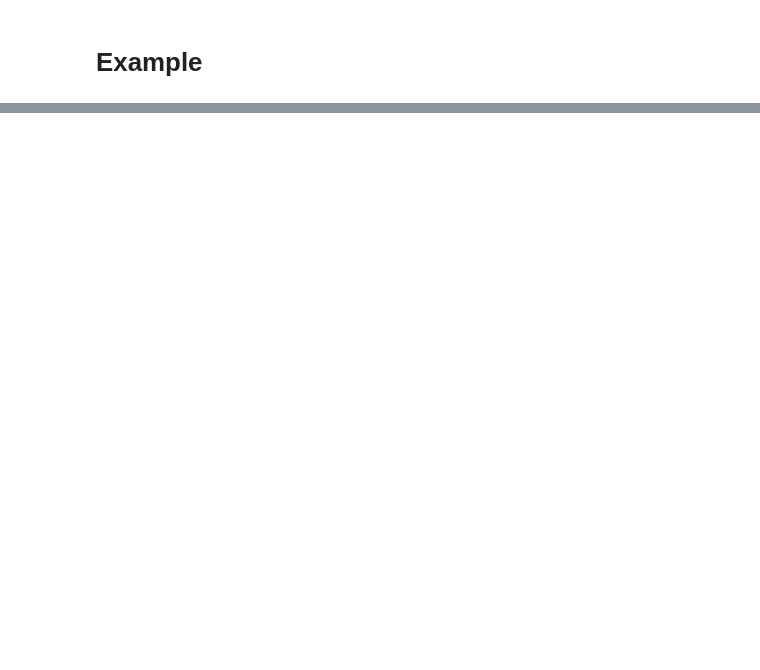
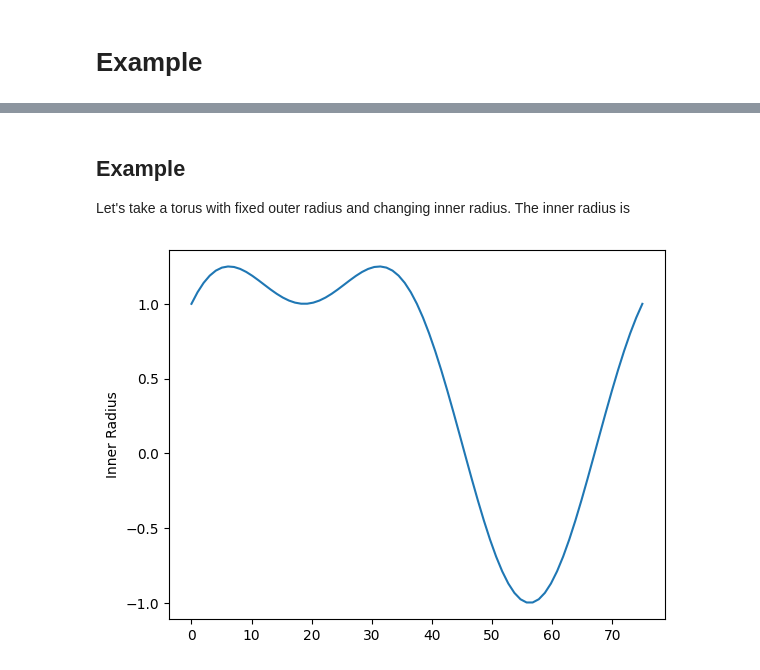
Before and after one commit to TeaspoonTDA/2023-SIAM-DS-TDA-Minitutorial, a Jupyter notebook: 2-3-CrockerPlots.ipynb, the cells around one changed output, grey strips where cells are left out. Cells and saved outputs as stored; diff of their text form; code cells hidden in the pictures; blank space fills up the shorter version.

```diff
--- a/2-3-CrockerPlots.ipynb
+++ b/2-3-CrockerPlots.ipynb
@@ -138,0 +118,12 @@ stuff from ismail's paper
+# %% [markdown]
+## Example
+
+Let's take a torus with fixed outer radius and changing inner radius. The inner radius is
+# %%
+theta = np.linspace(0,2*np.pi,75)
+rvec = np.sin(theta) + np.cos(theta)**2
+plt.plot(np.linspace(0, 75, 75),rvec)
+plt.ylabel('Inner Radius')
+plt.show()
+# %% [output]
+[figure, added]
```
Also changed, not shown: parts of 22 cells of this notebook, 1 other file.
